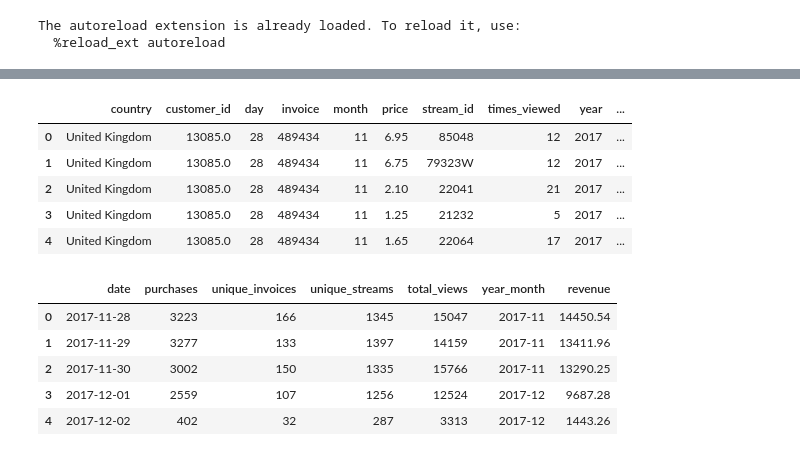
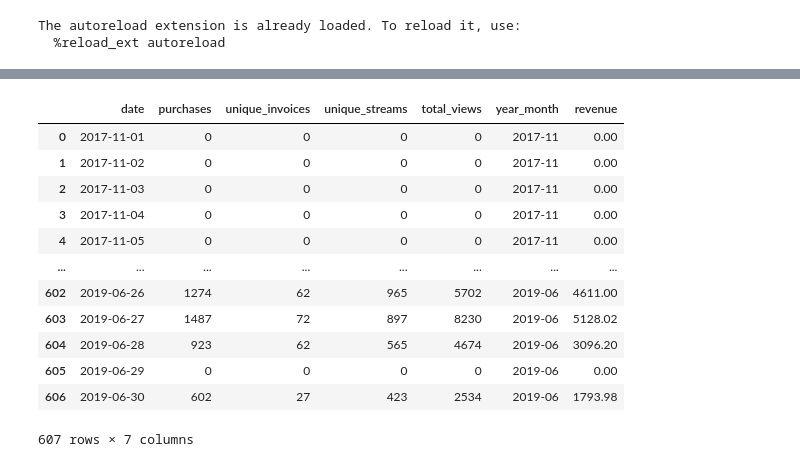
Before and after one commit to rdpb/ibm-ai-capstone, a Jupyter notebook: Part 2 - Model building and selection.ipynb, the cells around one changed output, grey strips where cells are left out. Cells and saved outputs as stored; diff of their text form; code cells hidden in the pictures.

Commit message:
part 2, baseline

```diff
--- a/Part 2 - Model building and selection.ipynb
+++ b/Part 2 - Model building and selection.ipynb
@@ -26,5 +31,4 @@ The autoreload extension is already loaded. To reload it, use:
   %reload_ext autoreload
 # %%
 data_dir = os.path.join("data","cs-train")
-df = fetch_data(data_dir)
-df_ts = convert_to_ts(df)
+ts_data = fetch_ts(data_dir)
@@ -30,0 +81,19 @@ df_ts = convert_to_ts(df)
+# %%
+window = 28
+keys = ['all', 'united_kingdom', 'eire', 'germany']
+mse_baseline = {}
+y_pred = {}
+
+for key in keys:
+    df = ts_data[key]
+    df_train = ts_data[key][:-30]
+    df_test = ts_data[key][-30:].copy()
+
+    y_pred[key] = df_train.revenue.values
+
+    for date in df_test.date:
+        y_pred[key] = np.append(y_pred[key], np.mean(y_pred[key][-window:]))
+
+    df_test['pred'] = y_pred[key][-30:]
+
+    mse_baseline[key] = mean_squared_error(df_test.revenue, df_test.pred)
@@ -30,0 +125,4 @@ df_ts = convert_to_ts(df)
+# %%
+for country,df in ts_data.items():
+    print(country)
+    print(df.date.min(),df.date.max())
@@ -31,18 +147,16 @@ df_ts = convert_to_ts(df)
 # %%
-df.head()
+df
 # %% [output]
-|  | country | customer_id | day | invoice | month | price | stream_id | times_viewed | year | ... |
-| 0 | United Kingdom | 13085.0 | 28 | 489434 | 11 | 6.95 | 85048 | 12 | 2017 | ... |
-| 1 | United Kingdom | 13085.0 | 28 | 489434 | 11 | 6.75 | 79323W | 12 | 2017 | ... |
-| 2 | United Kingdom | 13085.0 | 28 | 489434 | 11 | 2.10 | 22041 | 21 | 2017 | ... |
-| 3 | United Kingdom | 13085.0 | 28 | 489434 | 11 | 1.25 | 21232 | 5 | 2017 | ... |
-| 4 | United Kingdom | 13085.0 | 28 | 489434 | 11 | 1.65 | 22064 | 17 | 2017 | ... |
+|  | date | purchases | unique_invoices | unique_streams | total_views | year_month | revenue |
+| 0 | 2017-11-01 | 0 | 0 | 0 | 0 | 2017-11 | 0.00 |
+| 1 | 2017-11-02 | 0 | 0 | 0 | 0 | 2017-11 | 0.00 |
+| 2 | 2017-11-03 | 0 | 0 | 0 | 0 | 2017-11 | 0.00 |
+| 3 | 2017-11-04 | 0 | 0 | 0 | 0 | 2017-11 | 0.00 |
+| 4 | 2017-11-05 | 0 | 0 | 0 | 0 | 2017-11 | 0.00 |
+| ... | ... | ... | ... | ... | ... | ... | ... |
+| 602 | 2019-06-26 | 1274 | 62 | 965 | 5702 | 2019-06 | 4611.00 |
+| 603 | 2019-06-27 | 1487 | 72 | 897 | 8230 | 2019-06 | 5128.02 |
+| 604 | 2019-06-28 | 923 | 62 | 565 | 4674 | 2019-06 | 3096.20 |
+| 605 | 2019-06-29 | 0 | 0 | 0 | 0 | 2019-06 | 0.00 |
+| 606 | 2019-06-30 | 602 | 27 | 423 | 2534 | 2019-06 | 1793.98 |
+607 rows × 7 columns
-# %%
-df_ts.head()
-# %% [output]
-|  | date | purchases | unique_invoices | unique_streams | total_views | year_month | revenue |
-| 0 | 2017-11-28 | 3223 | 166 | 1345 | 15047 | 2017-11 | 14450.54 |
-| 1 | 2017-11-29 | 3277 | 133 | 1397 | 14159 | 2017-11 | 13411.96 |
-| 2 | 2017-11-30 | 3002 | 150 | 1335 | 15766 | 2017-11 | 13290.25 |
-| 3 | 2017-12-01 | 2559 | 107 | 1256 | 12524 | 2017-12 | 9687.28 |
-| 4 | 2017-12-02 | 402 | 32 | 287 | 3313 | 2017-12 | 1443.26 |
```
Also changed, not shown: parts of 13 cells of this notebook.
